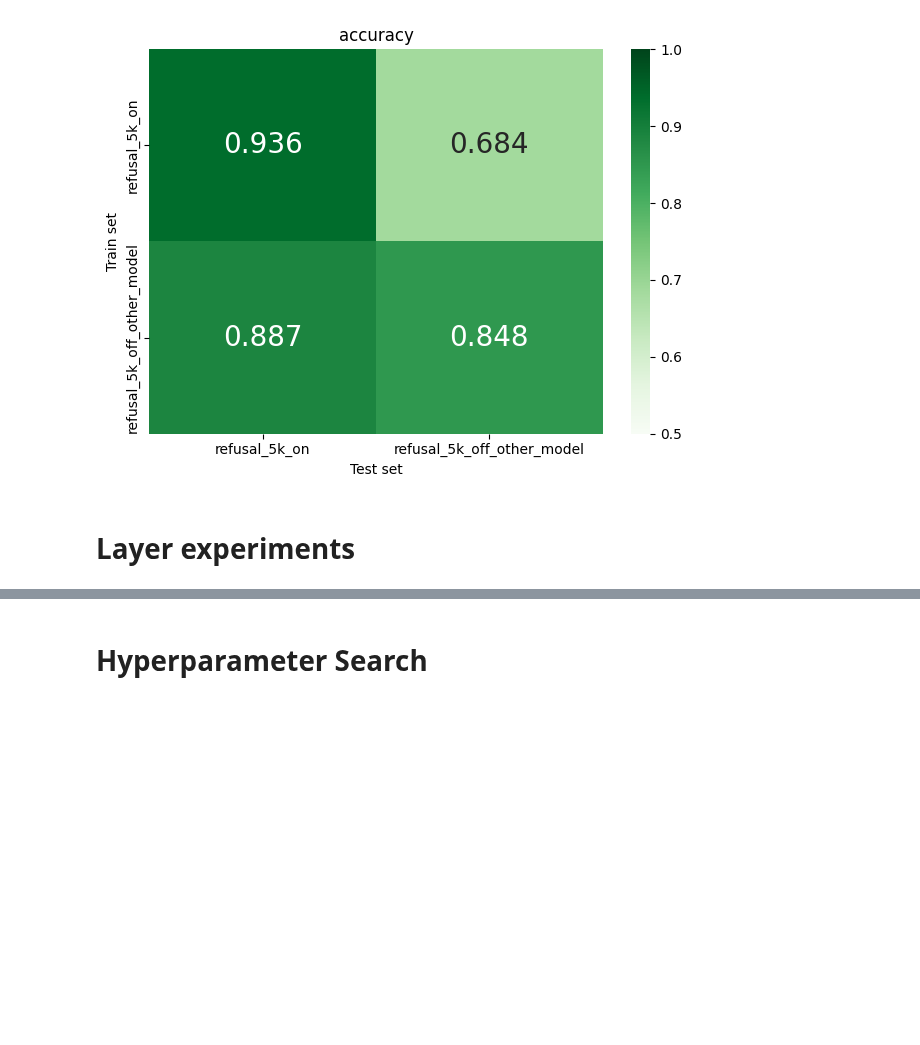
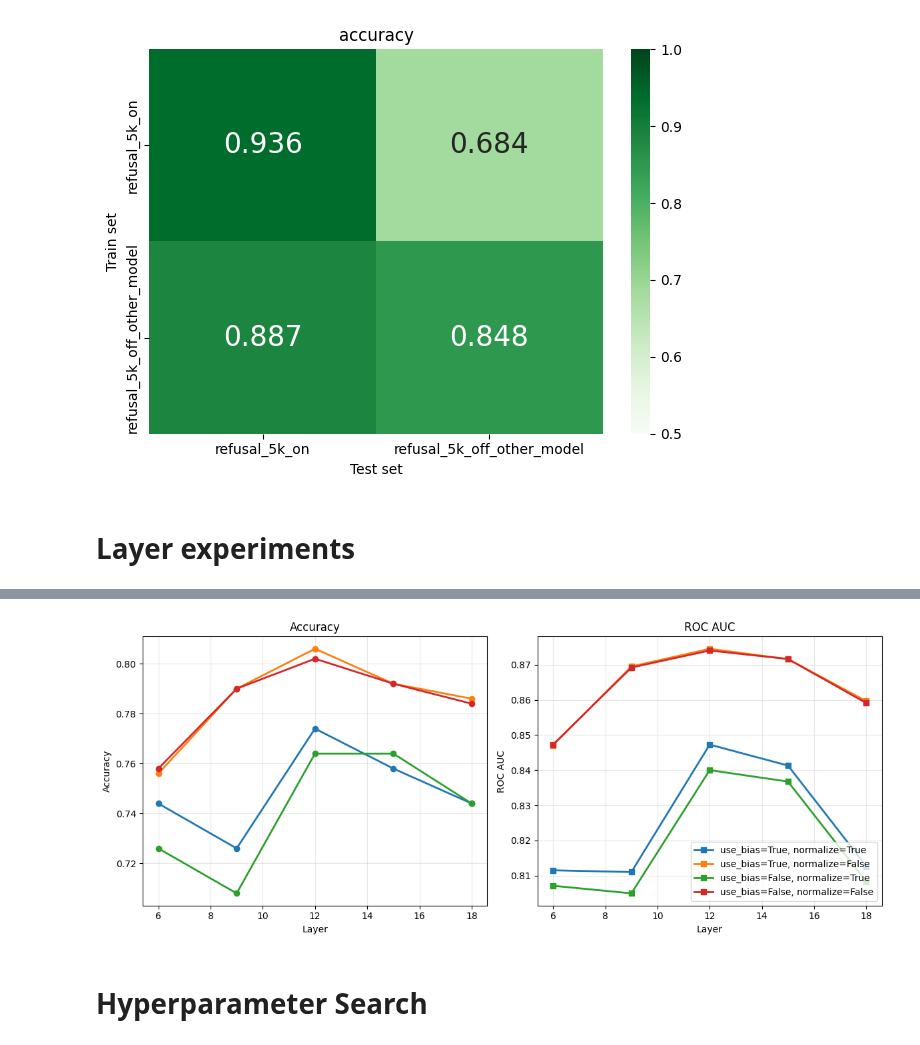
Before and after one commit to SamDower/LASR-probe-gen, a Jupyter notebook: notebooks/TrainProbe.ipynb, the cells around one changed output, grey strips where cells are left out. Saved outputs shown, nothing was run; the diff lists cells and outputs as text; code cells hidden in the pictures; blank space fills up the shorter version.

```diff
--- a/notebooks/TrainProbe.ipynb
+++ b/notebooks/TrainProbe.ipynb
@@ -110,7 +239,9 @@ run_layer_experiments(
 # %%
 from probe_gen.standard_experiments.experiment_plotting import plot_layer_experiment
 
-plot_layer_experiment([6, 9, 12, 15, 18], 'refusal_llama_3b_5k')
+plot_layer_experiment([6, 9, 12, 15, 18], 'lists_llama_3b_story_5k')
+# %% [output]
+[figure, added]
 # %% [markdown]
 # Hyperparameter Search
 # %%
```
Also changed, not shown: parts of 13 cells of this notebook, 10 other files.
